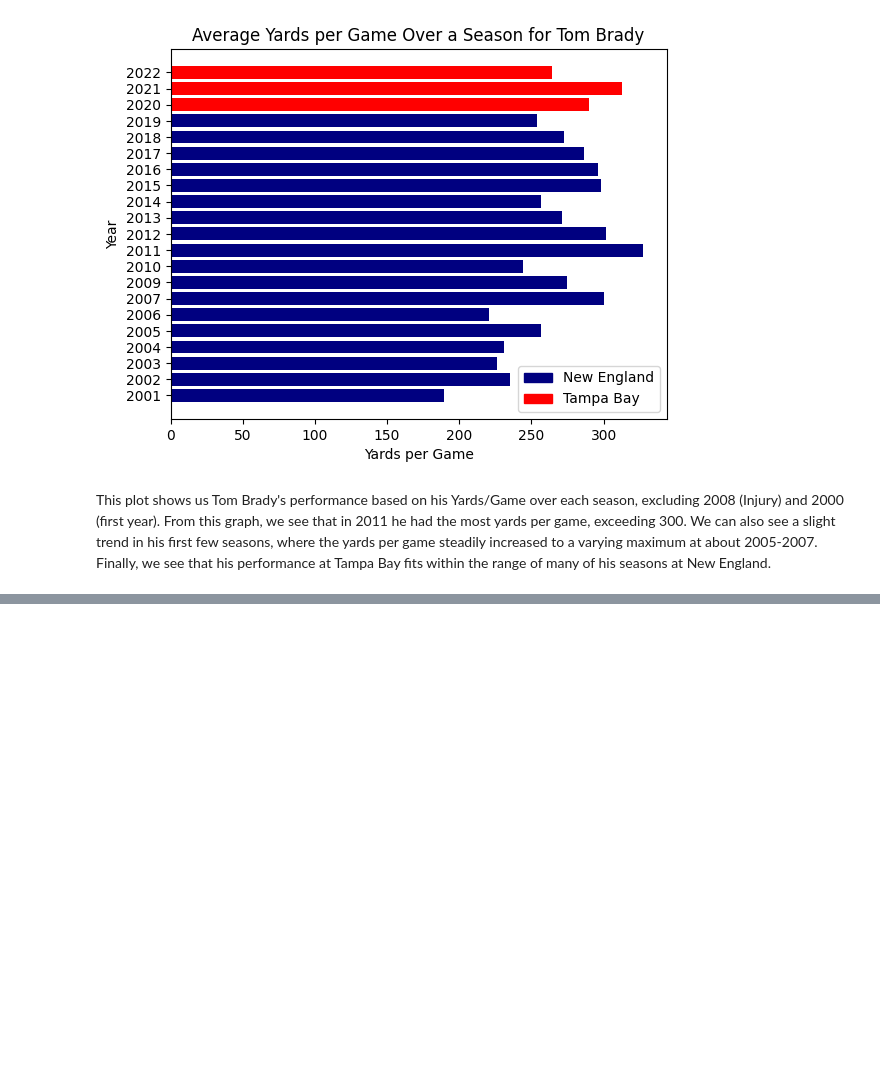
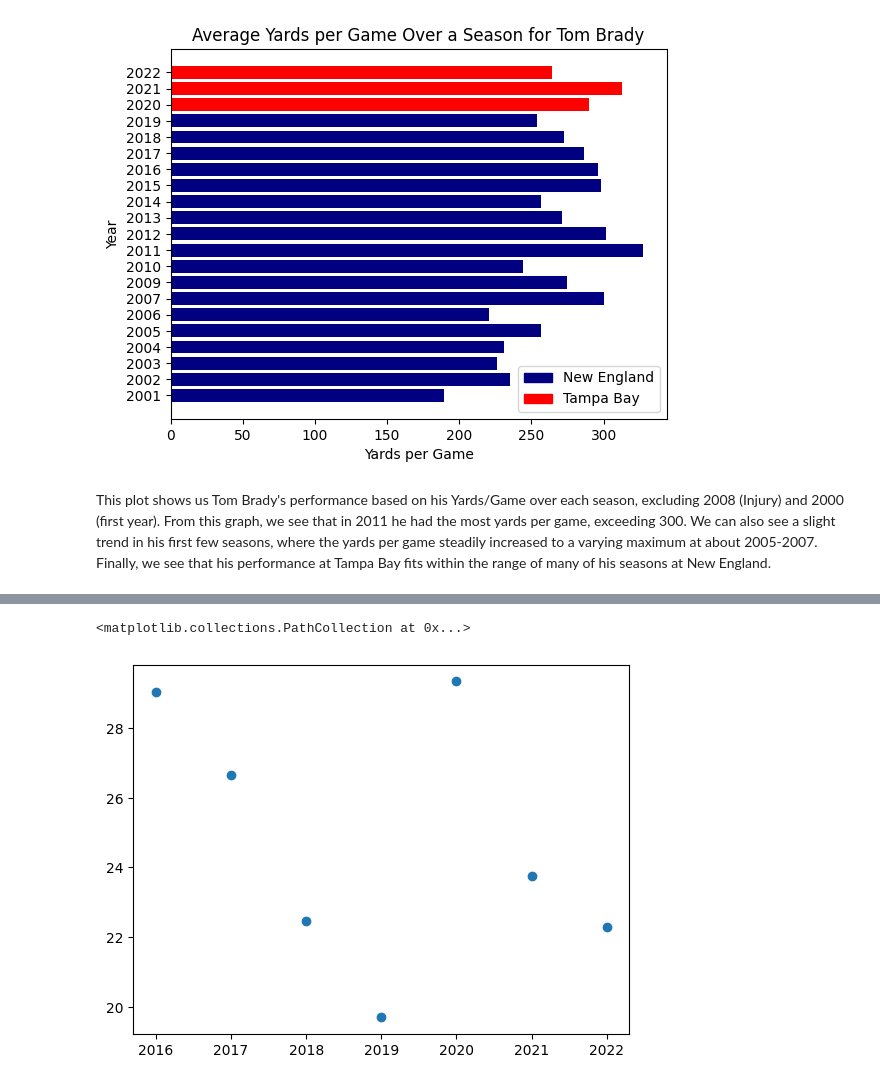
Before and after one commit to tandeUMICH/MDST_Tom_Brady, a Jupyter notebook: EDA.ipynb, the cells around one changed output, grey strips where cells are left out. Saved outputs shown, nothing was run; the diff lists cells and outputs as text; code cells hidden in the pictures; blank space fills up the shorter version.

```diff
--- a/EDA.ipynb
+++ b/EDA.ipynb
@@ -113,0 +123,6 @@ Shows us that there appears to be some difference between the yards per game for
+# %%
+df_OVM = pd.read_csv('data/OffensiveValueMetric.csv')
+plt.scatter(df_OVM["Year"], df_OVM["OVM"])
+# %% [output]
+<matplotlib.collections.PathCollection at 0x...>
+[figure, added]
```
Also changed, not shown: parts of 10 cells of this notebook, 4 other files.
